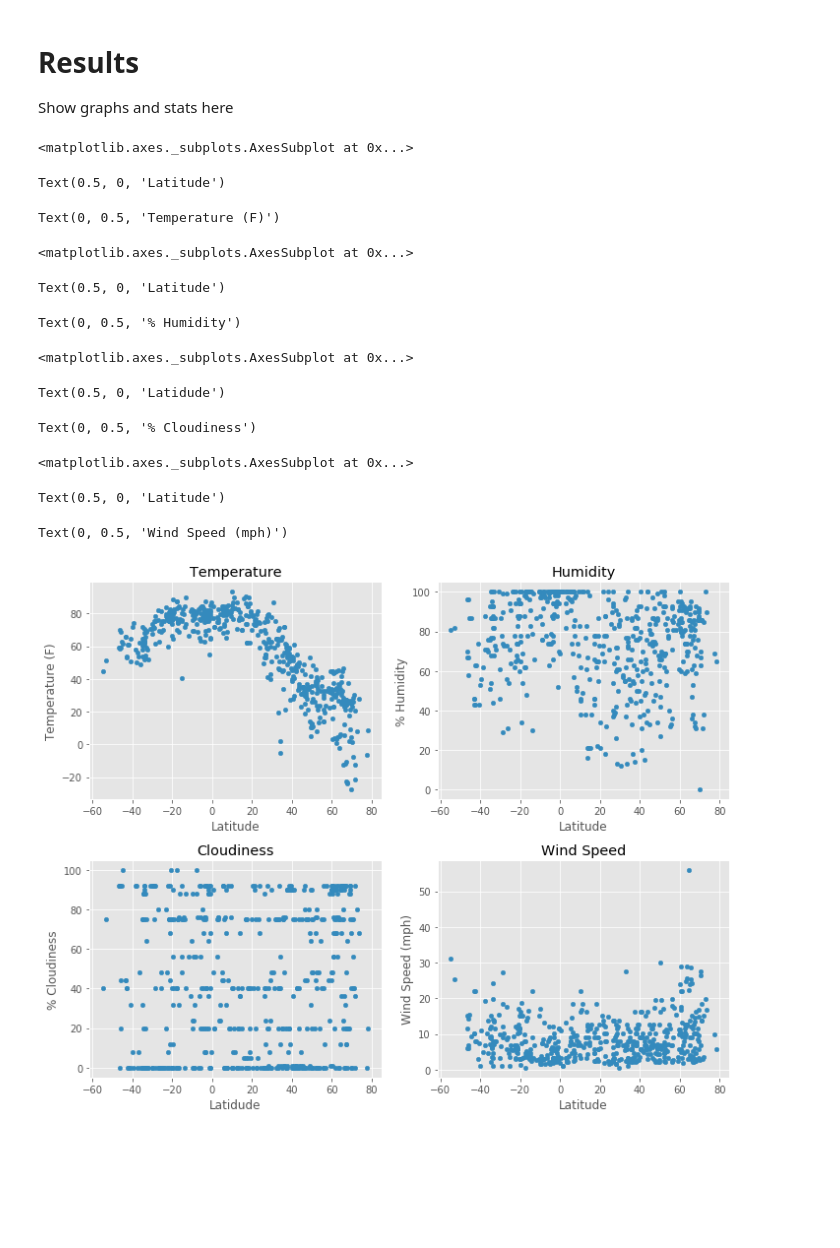
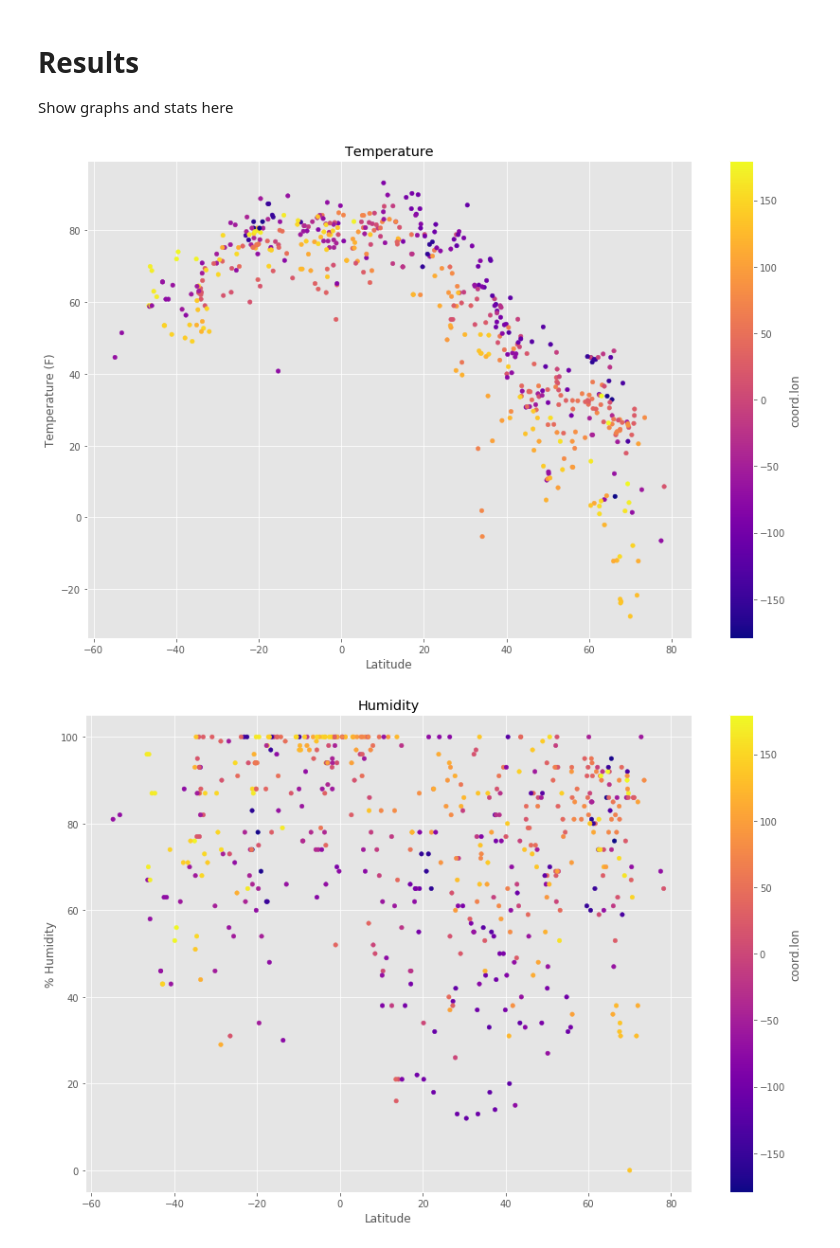
Before and after one commit to mwcooley99/WeatherPy, a Jupyter notebook: WeatherPy.ipynb, the cells around one changed output. Cells and saved outputs as stored; diff of their text form; code cells hidden in the pictures; blank space fills up the shorter version.

```diff
--- a/WeatherPy.ipynb
+++ b/WeatherPy.ipynb
@@ -67,10 +57,3 @@ city_df.head()
 # %%
 # Create the base url
 base_url = f'http://api.openweathermap.org/data/2.5/find?'
-# %%
-# Test the API
-city_name = "London,uk"
-params = {'q': city_name, 'APPID': api_key, 'units': 'imperial'}
-response = requests.get(base_url, params=params)
-print(json.dumps(response.json(), indent=4, sort_keys=True))
-type(response.status_code)
@@ -154,41 +119,30 @@ weather_df = json_normalize(weather_data)
  Show graphs and stats here
 # %%
 plt.style.use('ggplot')
+args = {'c': 'coord.lon', 'cmap': 'plasma'}
-# %%
-# Plot the figures
-fig, ax_array = plt.subplots(nrows=2, ncols=2, figsize=(10,8))
-ax1 = ax_array[0][0]
-ax2 = ax_array[0][1]
-ax3 = ax_array[1][0]
-ax4 = ax_array[1][1]
-
-weather_df.plot(x='coord.lat', y='main.temp', kind='scatter', ax=ax1, title='Temperature')
-ax1.set_xlabel('Latitude')
-ax1.set_ylabel('Temperature (F)')
-
-weather_df.plot(x='coord.lat', y='main.humidity', kind='scatter', ax=ax2, title='Humidity')
-ax2.set_xlabel('Latitude')
-ax2.set_ylabel('% Humidity')
-
-weather_df.plot(x='coord.lat', y='clouds.all', kind='scatter', ax=ax3, title='Cloudiness', )
-ax3.set_xlabel('Latidude')
-ax3.set_ylabel('% Cloudiness')
-
-weather_df.plot(x='coord.lat', y='wind.speed', kind='scatter', ax=ax4, title='Wind Speed')
-ax4.set_xlabel('Latitude')
-ax4.set_ylabel('Wind Speed (mph)')
-fig.tight_layout()
-# %% [output]
-<matplotlib.axes._subplots.AxesSubplot at 0x...>
-Text(0.5, 0, 'Latitude')
-Text(0, 0.5, 'Temperature (F)')
-<matplotlib.axes._subplots.AxesSubplot at 0x...>
-Text(0.5, 0, 'Latitude')
-Text(0, 0.5, '% Humidity')
-<matplotlib.axes._subplots.AxesSubplot at 0x...>
-Text(0.5, 0, 'Latidude')
-Text(0, 0.5, '% Cloudiness')
-<matplotlib.axes._subplots.AxesSubplot at 0x...>
-Text(0.5, 0, 'Latitude')
-Text(0, 0.5, 'Wind Speed (mph)')
-[figure, removed]
+# %%
+# Plot the Temperature
+fig, ax1 = plt.subplots(figsize=(12,8))
+
+weather_df.plot(x='coord.lat', y='main.temp', kind='scatter',
+                ax=ax1, title='Temperature', **args)
+ax1.set_xlabel('Latitude')
+ax1.set_ylabel('Temperature (F)')
+
+fig.savefig('output/temperature.png')
+fig.tight_layout()
+# %% [output]
+[figure, added]
+# %%
+# Plot the Humidity
+fig, ax2 = plt.subplots(figsize=(12,8))
+
+weather_df.plot(x='coord.lat', y='main.humidity', kind='scatter',
+                ax=ax2, title='Humidity', **args)
+ax2.set_xlabel('Latitude')
+ax2.set_ylabel('% Humidity')
+
+fig.savefig('output/humidity.png')
+fig.tight_layout()
+# %% [output]
+[figure, added]
```
Also changed, not shown: parts of 10 cells of this notebook, 6 other files.
